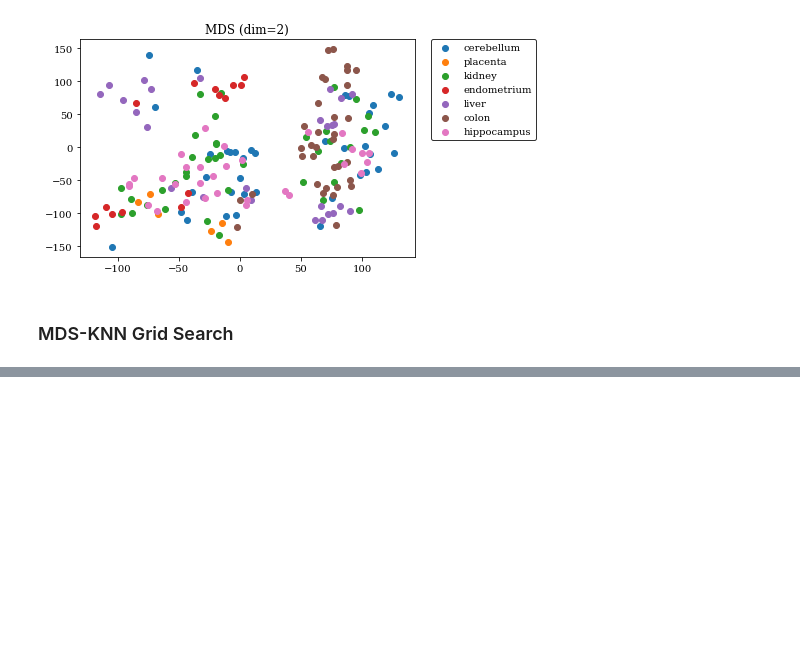
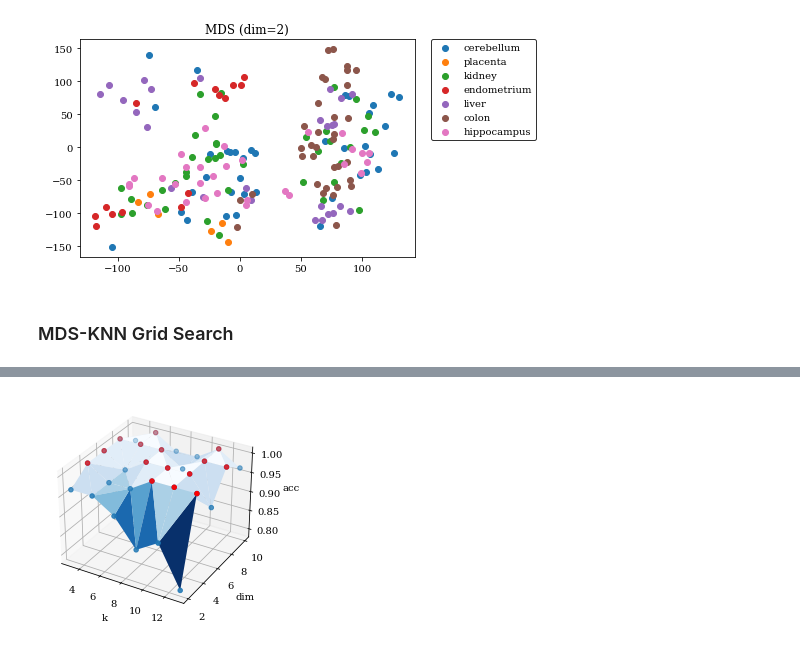
Before and after one commit to HarritonResearchLab/genomics, a Jupyter notebook: exploring/first_topics/gene_prediction/tissue_prediction/Dimensionality Reduction.ipynb, the cells around one changed output, grey strips where cells are left out. Saved outputs shown, nothing was run; the diff lists cells and outputs as text; code cells hidden in the pictures; blank space fills up the shorter version.

```diff
--- a/exploring/first_topics/gene_prediction/tissue_prediction/Dimensionality Reduction.ipynb
+++ b/exploring/first_topics/gene_prediction/tissue_prediction/Dimensionality Reduction.ipynb
@@ -93,16 +99,21 @@ models = []
 
 for k in ks:
     for dim in dims:
+        mds = MDS(random_state=3, n_components=dim)
 
+        X_mds = mds.fit_transform(feather_df)
 
-        X_train, X_test, y_train, y_test = train_test_split(X, y, test_size=0.15)
+        new_df = pd.DataFrame(X_mds)
 
-        knn = KNeighborsClassifier(5)
+        X_train, X_test, y_train, y_test = train_test_split(new_df, tissues,test_size=0.15)
+
+        knn = KNeighborsClassifier(k)
         knn.fit(X_train, y_train)
         predictions = knn.predict(X_test)
 
+        acc = accuracy_score(predictions, y_test.flatten())
+
         models.append([k, dim, acc])
 
-
 print(models)
 # %% [output]
@@ -109,0 +121,3 @@ print(models)
+# %%
+gs_results = pd.DataFrame(models, columns=['k', 'dim', 'acc'])
+gs_results
@@ -109,0 +142,22 @@ print(models)
+# %%
+fig = plt.figure()
+
+x = gs_results['k']
+y = gs_results['dim']
+z = gs_results['acc']
+
+ax = plt.axes(projection='3d')
+surface = ax.plot_trisurf(x, y, z, cmap='Blues_r')
+ax.set_xlabel('k')
+ax.set_ylabel('dim')
+ax.set_zlabel('acc')
+
+ax.scatter(x, y, z)
+
+mask = np.where(z==np.max(z))[0]
+
+ax.scatter(x[mask], y[mask], z[mask], color='red')
+
+plt.show()
+# %% [output]
+[figure, added]
```
Also changed, not shown: parts of 4 cells of this notebook.
